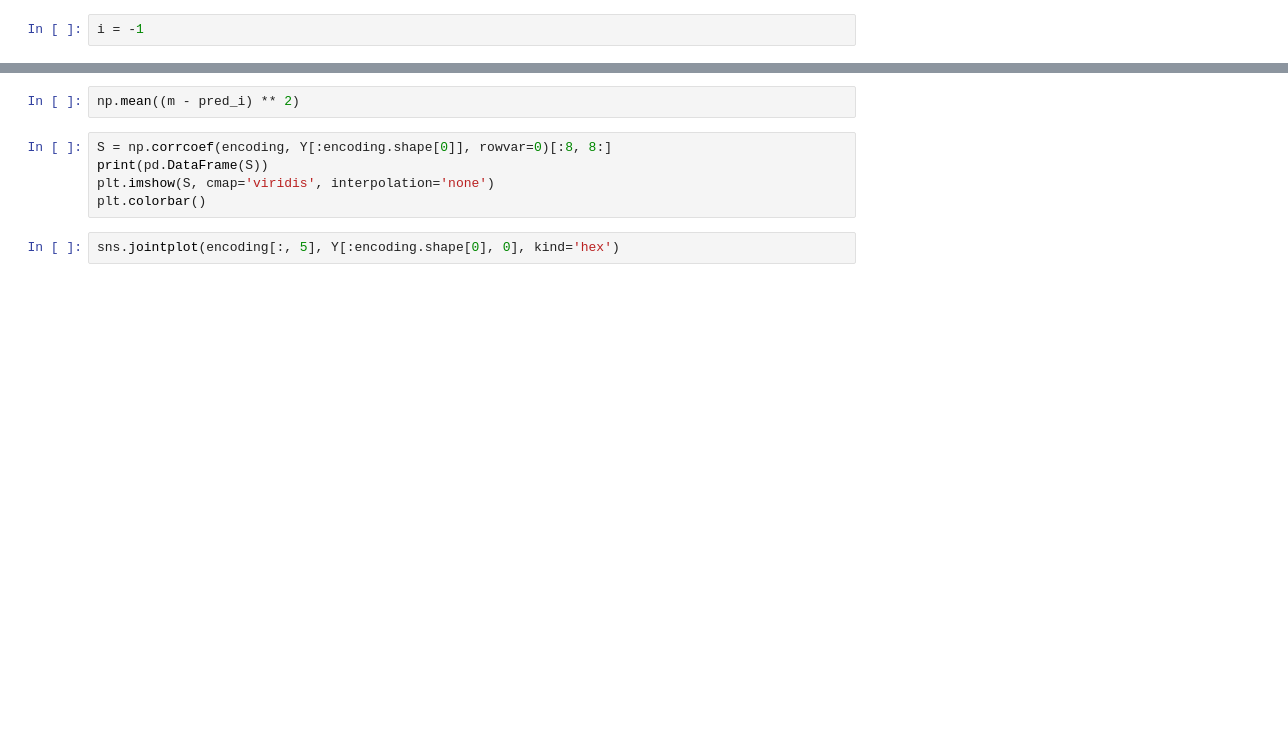
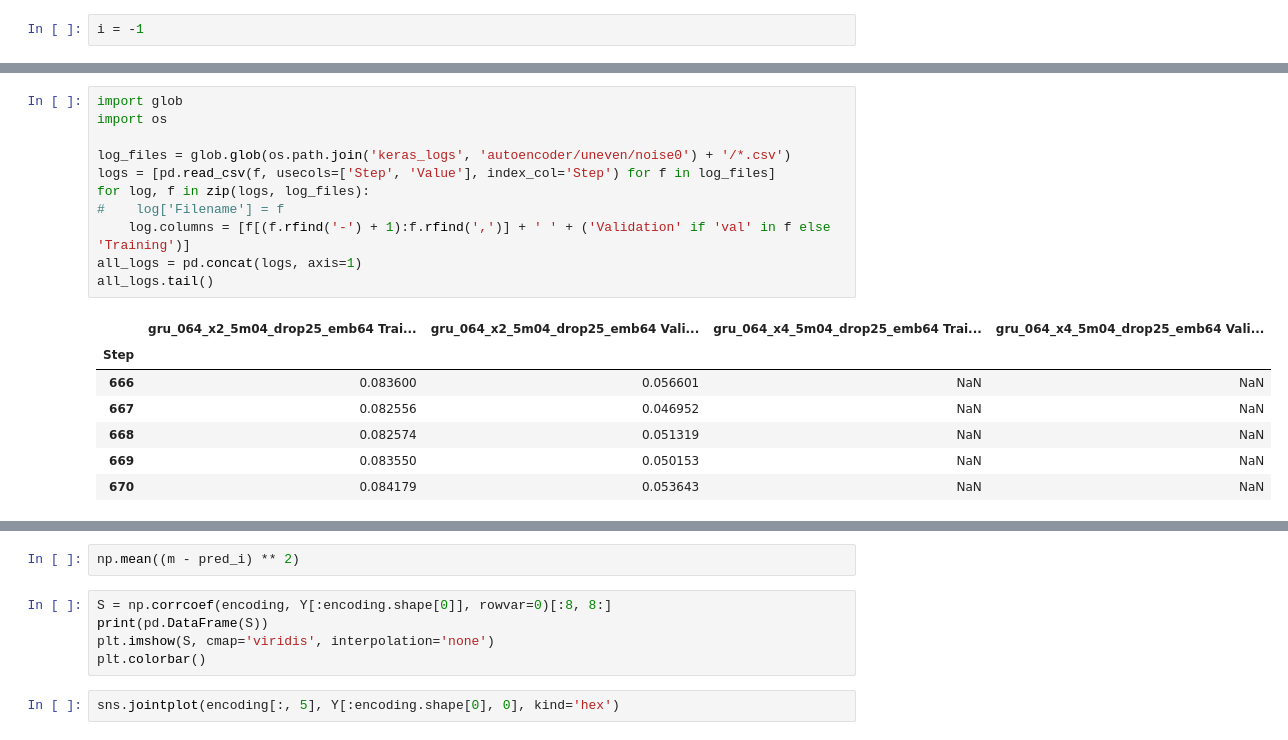
Before and after one commit to bnaul/timeflow, a Jupyter notebook: autoencoder.ipynb, the cells around one changed output, grey strips where cells are left out. Saved outputs shown, nothing was run; the diff lists cells and outputs as text; blank space fills up the shorter version.

```diff
--- a/autoencoder.ipynb
+++ b/autoencoder.ipynb
@@ -63,0 +62,19 @@ plt.plot(t, m, 'o')
+# %%
+import glob
+import os
+
+log_files = glob.glob(os.path.join('keras_logs', 'autoencoder/uneven/noise0') + '/*.csv')
+logs = [pd.read_csv(f, usecols=['Step', 'Value'], index_col='Step') for f in log_files]
+for log, f in zip(logs, log_files):
+#    log['Filename'] = f
+    log.columns = [f[(f.rfind('-') + 1):f.rfind(',')] + ' ' + ('Validation' if 'val' in f else 'Training')]
+all_logs = pd.concat(logs, axis=1)
+all_logs.tail()
+# %% [output]
+|  | gru_064_x2_5m04_drop25_emb64 Trai... | gru_064_x2_5m04_drop25_emb64 Vali... | gru_064_x4_5m04_drop25_emb64 Trai... | gru_064_x4_5m04_drop25_emb64 Vali... |
+| Step |  |  |  |  |
+| 666 | 0.083600 | 0.056601 | NaN | NaN |
+| 667 | 0.082556 | 0.046952 | NaN | NaN |
+| 668 | 0.082574 | 0.051319 | NaN | NaN |
+| 669 | 0.083550 | 0.050153 | NaN | NaN |
+| 670 | 0.084179 | 0.053643 | NaN | NaN |
```
Also changed, not shown: parts of 4 cells of this notebook, 3 other files.
